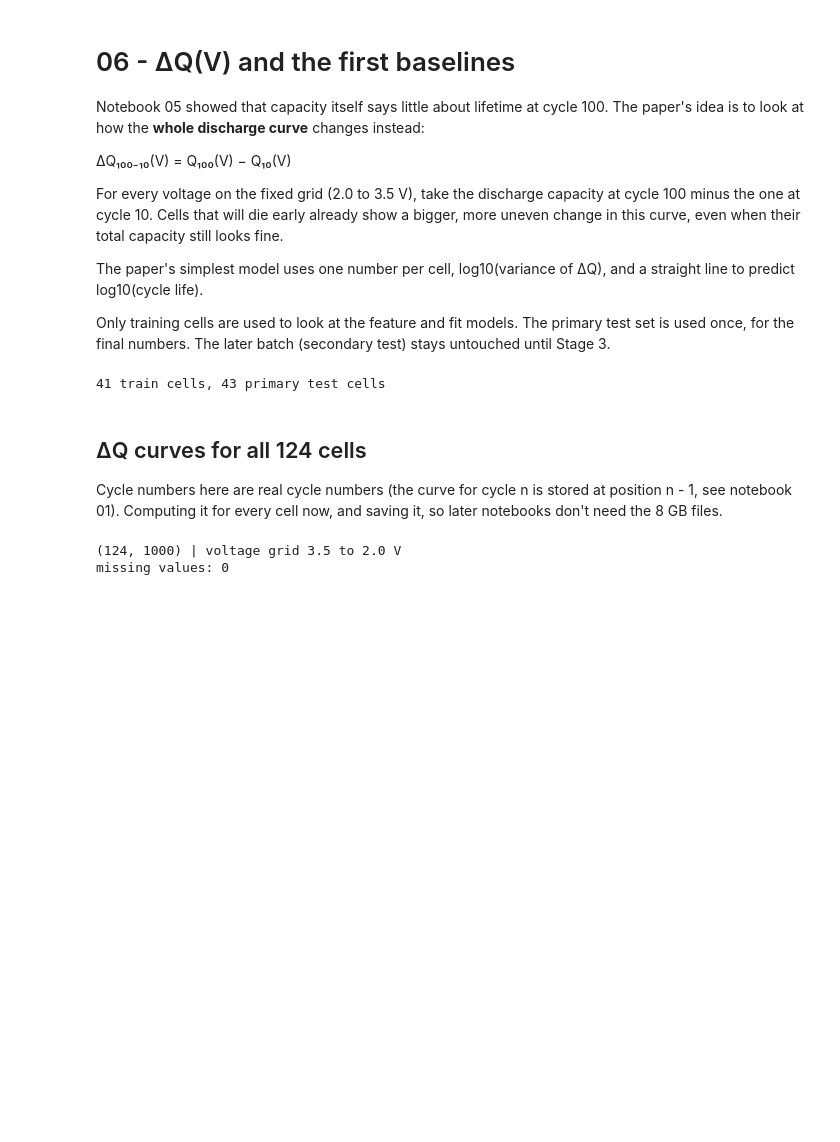
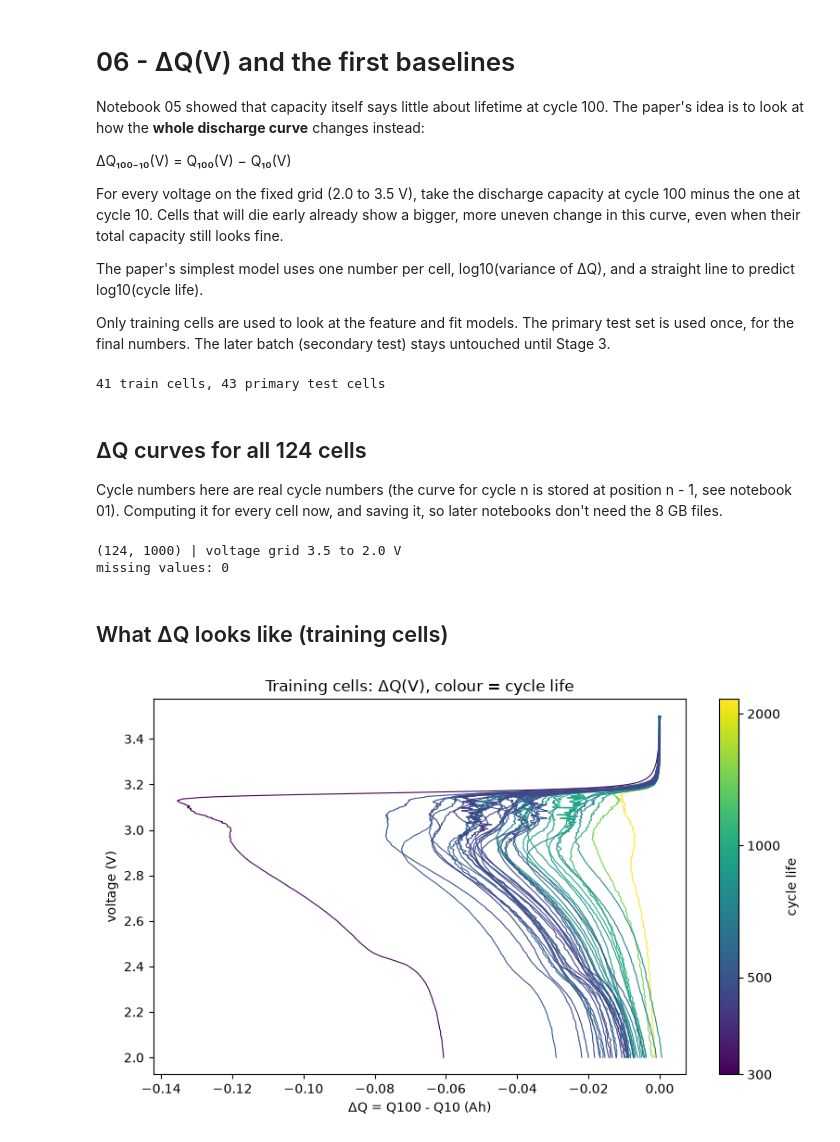
Before and after one commit to semababid/battery-cycle-life, a Jupyter notebook: notebooks/06_delta_q.ipynb, the cells around one changed output. Drawn from its saved outputs; the diff is of its cells as text; code cells hidden in the pictures; blank space fills up the shorter version.

Commit message:
plot delta q curves of the training cells

```diff
--- a/notebooks/06_delta_q.ipynb
+++ b/notebooks/06_delta_q.ipynb
@@ -42,3 +42,24 @@ np.save("../data/voltage_grid.npy", voltage)
 # %% [output]
 (124, 1000) | voltage grid 3.5 to 2.0 V
 missing values: 0
+# %% [markdown]
+## What ΔQ looks like (training cells)
+# %%
+fig, ax = plt.subplots(figsize=(8, 5))
+cmap = plt.get_cmap("viridis")
+norm = plt.Normalize(np.log10(train["cycle_life"]).min(), np.log10(train["cycle_life"]).max())
+for cell in train.index:
+    ax.plot(curves.loc[cell].values, voltage, color=cmap(norm(np.log10(train.loc[cell, "cycle_life"]))), linewidth=0.8)
+ax.set_xlabel("ΔQ = Q100 - Q10 (Ah)")
+ax.set_ylabel("voltage (V)")
+ax.set_title("Training cells: ΔQ(V), colour = cycle life")
+cbar = fig.colorbar(plt.cm.ScalarMappable(norm=norm, cmap=cmap), ax=ax)
+ticks = [300, 500, 1000, 2000]
+cbar.set_ticks(np.log10(ticks))
+cbar.set_ticklabels(ticks)
+cbar.set_label("cycle life")
+plt.tight_layout()
+plt.savefig("../reports/figures/delta_q_train.png", dpi=120)
+plt.show()
+# %% [output]
+[figure, added]
```
Also changed, not shown: parts of 1 cell of this notebook, 1 other file.
